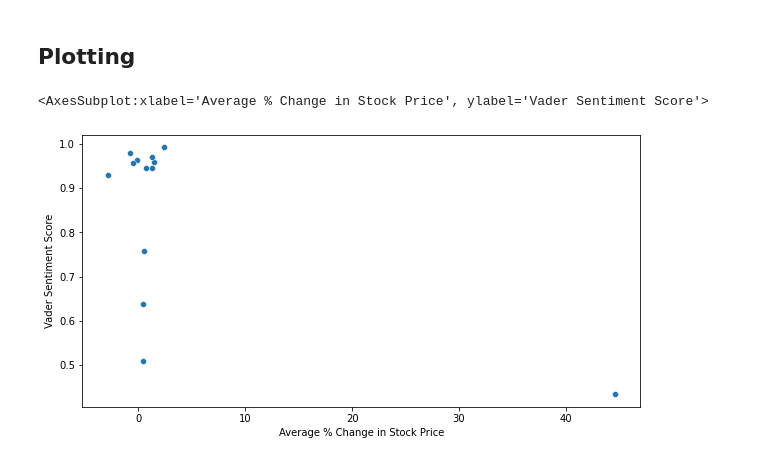
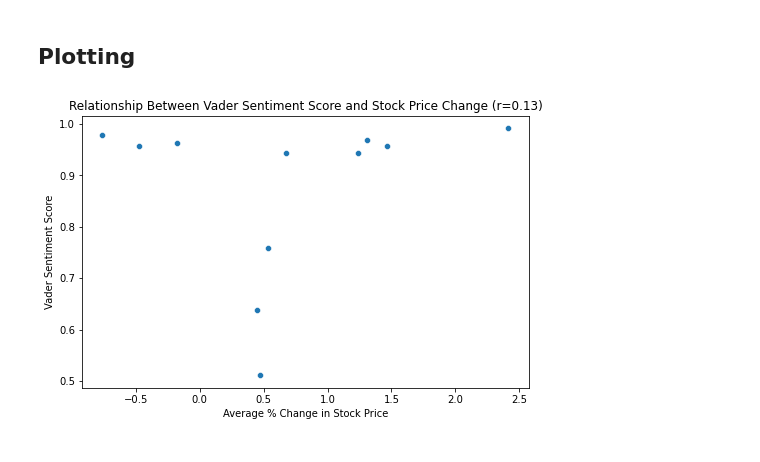
Before and after one commit to anair123/NLP-Final-Project, a Jupyter notebook: NLP Project/Zoom.ipynb, the cells around one changed output. Saved outputs shown, nothing was run; the diff lists cells and outputs as text; code cells hidden in the pictures.

```diff
--- a/NLP Project/Zoom.ipynb
+++ b/NLP Project/Zoom.ipynb
@@ -723,0 +719,9 @@ print(IQR)
+# %%
+Q1 = df['% Change in Stock Price'].quantile(0.25)
+Q3 = df['% Change in Stock Price'].quantile(0.75)
+IQR = Q3 - Q1
+lower_bound = Q1-1.5*IQR
+upper_bound = Q3+1.5*IQR
+
+df = df[(df['% Change in Stock Price']>lower_bound) & (df['% Change in Stock Price']<upper_bound)]
+df
@@ -726,9 +743,10 @@ print(IQR)
 # %%
 import seaborn as sns
 
 df_scatter = df[['Average % Change in Stock Price','Average % Change in Volume','Vader Sentiment Score','Logistic Regression Sentiment Score']]
-plt.figure(figsize=(10,5))
+plt.figure(figsize=(8,5))
 sns.scatterplot(x =df_scatter['Average % Change in Stock Price'], y = df_scatter['Vader Sentiment Score'])
+plt.title('Relationship Between Vader Sentiment Score and Stock Price Change (r={})'.format((np.corrcoef(df_scatter['Average % Change in Stock Price'], df_scatter['Vader Sentiment Score'])[1,0]).round(2)))
+plt.show()
 # %% [output]
-<AxesSubplot:xlabel='Average % Change in Stock Price', ylabel='Vader Sentiment Score'>
-[figure, old version]
+[figure, new version]
```
Also changed, not shown: parts of 3 cells of this notebook.
